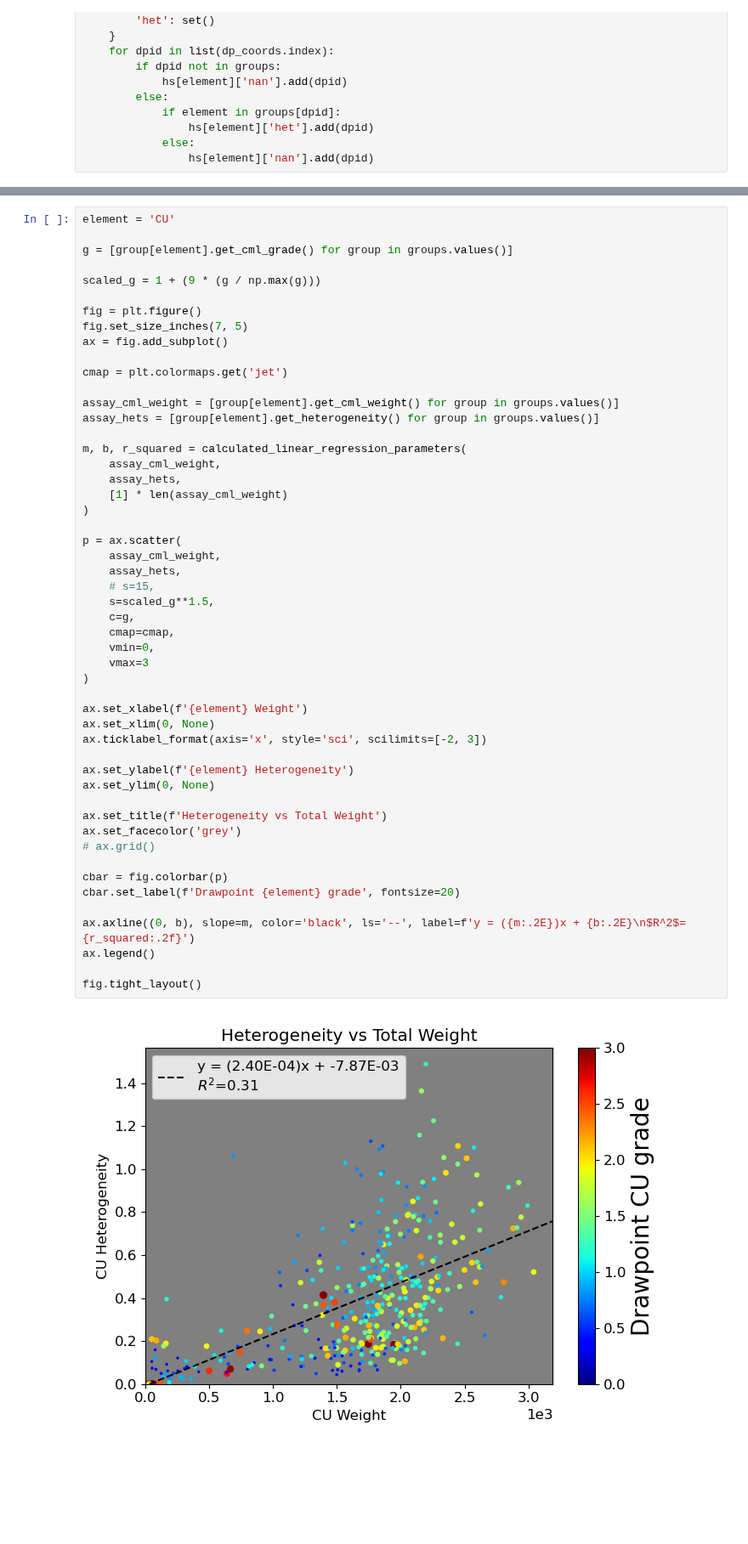
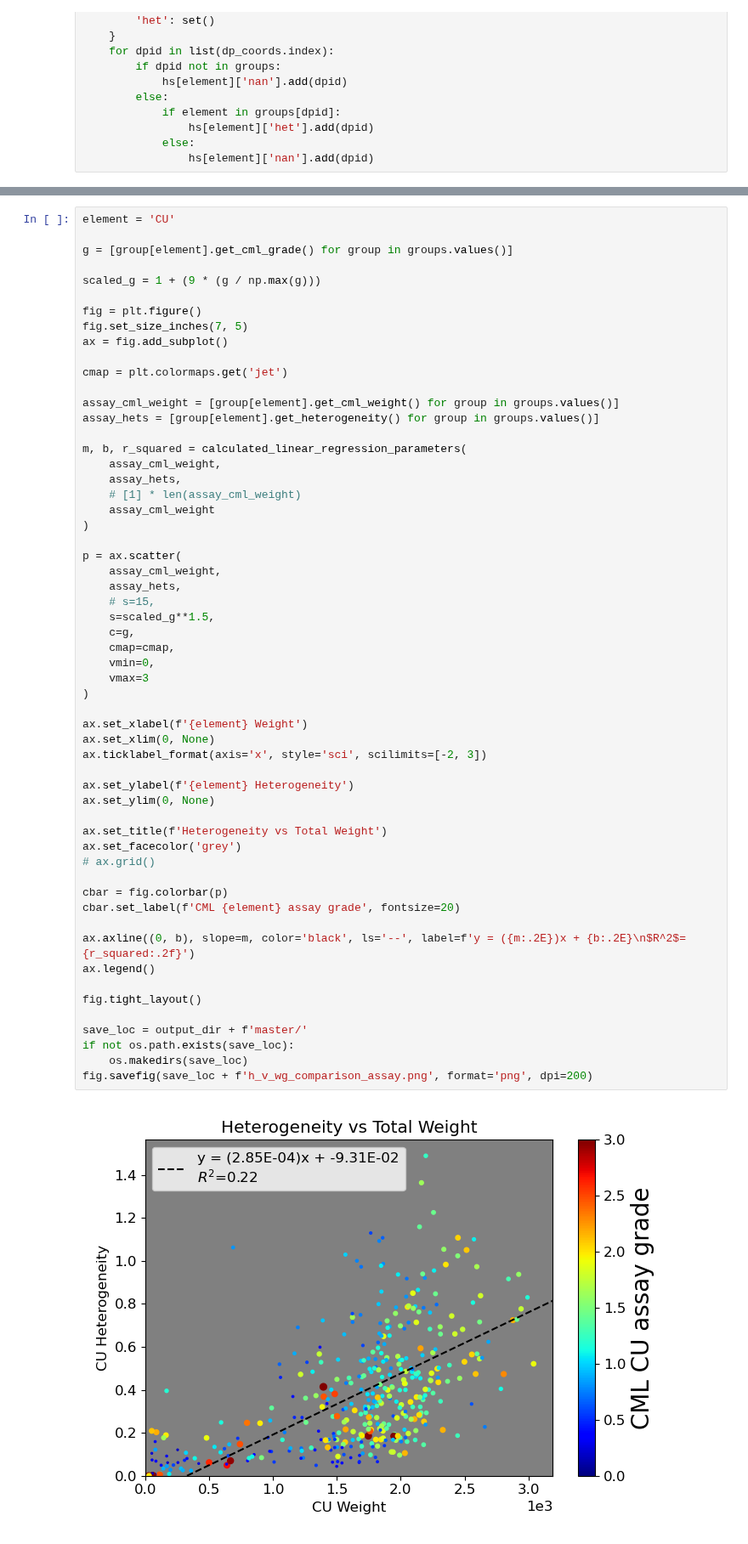
Before and after one commit to jouytrew/masters_pfti, a Jupyter notebook: notebooks/het_analysis_dp_assay.ipynb, the cells around one changed output, grey strips where cells are left out. Shown at 85% size. Drawn from its saved outputs; the diff is of its cells as text; blank space fills up the shorter version.

```diff
--- a/notebooks/het_analysis_dp_assay.ipynb
+++ b/notebooks/het_analysis_dp_assay.ipynb
@@ -428,37 +430,43 @@ assay_hets = [group[element].get_heterogeneity() for group in groups.values()]
 m, b, r_squared = calculated_linear_regression_parameters(
     assay_cml_weight,
     assay_hets,
-    [1] * len(assay_cml_weight)
+    # [1] * len(assay_cml_weight)
+    assay_cml_weight
 )
 
 p = ax.scatter(
     assay_cml_weight,
     assay_hets,
     # s=15,
     s=scaled_g**1.5,
     c=g,
     cmap=cmap,
     vmin=0,
     vmax=3
 )
 
 ax.set_xlabel(f'{element} Weight')
 ax.set_xlim(0, None)
 ax.ticklabel_format(axis='x', style='sci', scilimits=[-2, 3])
 
 ax.set_ylabel(f'{element} Heterogeneity')
 ax.set_ylim(0, None)
 
 ax.set_title(f'Heterogeneity vs Total Weight')
 ax.set_facecolor('grey')
 # ax.grid()
 
 cbar = fig.colorbar(p)
-cbar.set_label(f'Drawpoint {element} grade', fontsize=20)
+cbar.set_label(f'CML {element} assay grade', fontsize=20)
 
 ax.axline((0, b), slope=m, color='black', ls='--', label=f'y = ({m:.2E})x + {b:.2E}\n$R^2$={r_squared:.2f}')
 ax.legend()
 
 fig.tight_layout()
+
+save_loc = output_dir + f'master/'
+if not os.path.exists(save_loc):
+    os.makedirs(save_loc)
+fig.savefig(save_loc + f'h_v_wg_comparison_assay.png', format='png', dpi=200)
 # %% [output]
-[figure, old version]
+[figure, new version]
```
Also changed, not shown: parts of 7 cells of this notebook, 13 other files.
